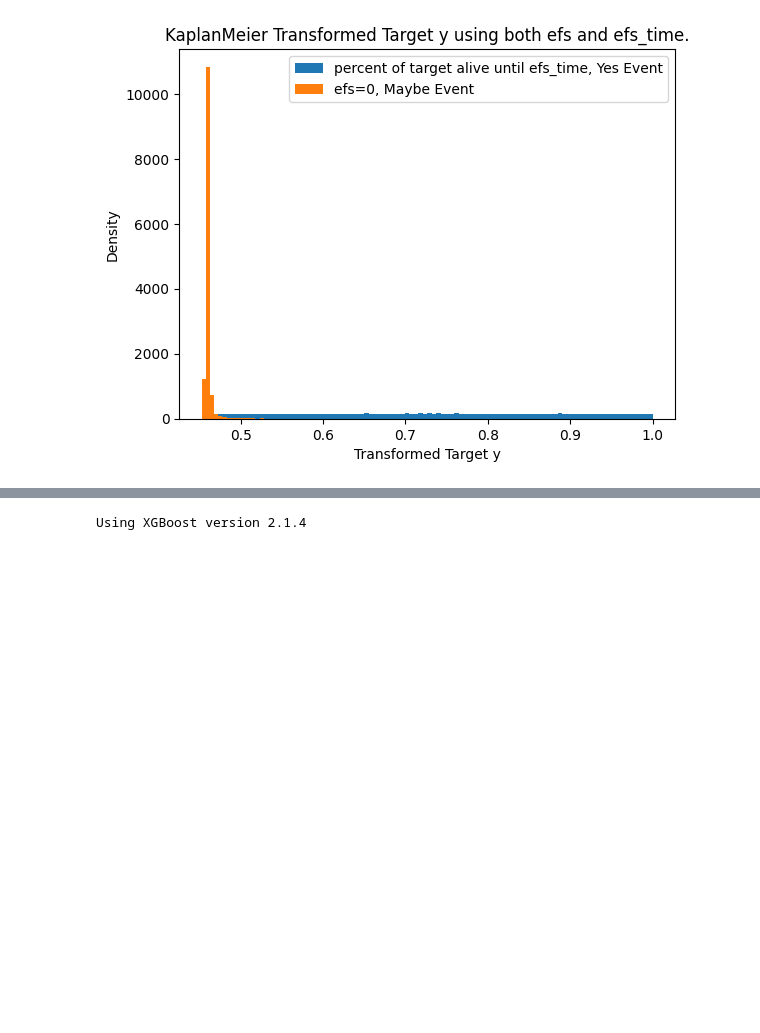
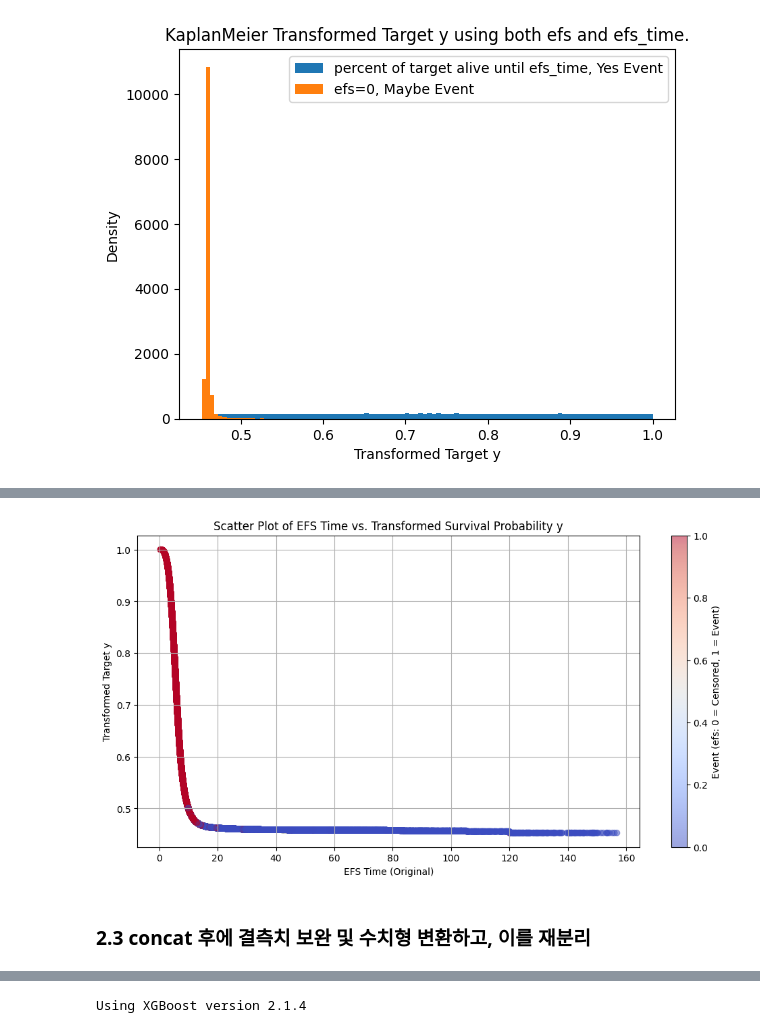
Before and after one commit to hskhyl/CIBMTR-HCT-Prediction, a Jupyter notebook: notebooks/01_EDA.ipynb, the cells around one changed output, grey strips where cells are left out. Saved outputs shown, nothing was run; the diff lists cells and outputs as text; code cells hidden in the pictures; blank space fills up the shorter version.

```diff
--- a/notebooks/01_EDA.ipynb
+++ b/notebooks/01_EDA.ipynb
@@ -454,0 +425,11 @@ test = combined.iloc[len(train):].reset_index(drop=True).copy()
+# %%
+plt.figure(figsize=(12, 6))
+plt.scatter(train['efs_time'], train['y'], c=train['efs'], cmap='coolwarm', alpha=0.5)
+plt.colorbar(label='Event (efs: 0 = Censored, 1 = Event)')
+plt.title('Scatter Plot of EFS Time vs. Transformed Survival Probability y')
+plt.xlabel('EFS Time (Original)')
+plt.ylabel('Transformed Target y')
+plt.grid(True)
+plt.show()
+# %% [output]
+[figure, added]
@@ -454,0 +440,2 @@ test = combined.iloc[len(train):].reset_index(drop=True).copy()
+# %% [markdown]
+### 2.3 concat 후에 결측치 보완 및 수치형 변환하고, 이를 재분리
```
Also changed, not shown: parts of 17 cells of this notebook.
